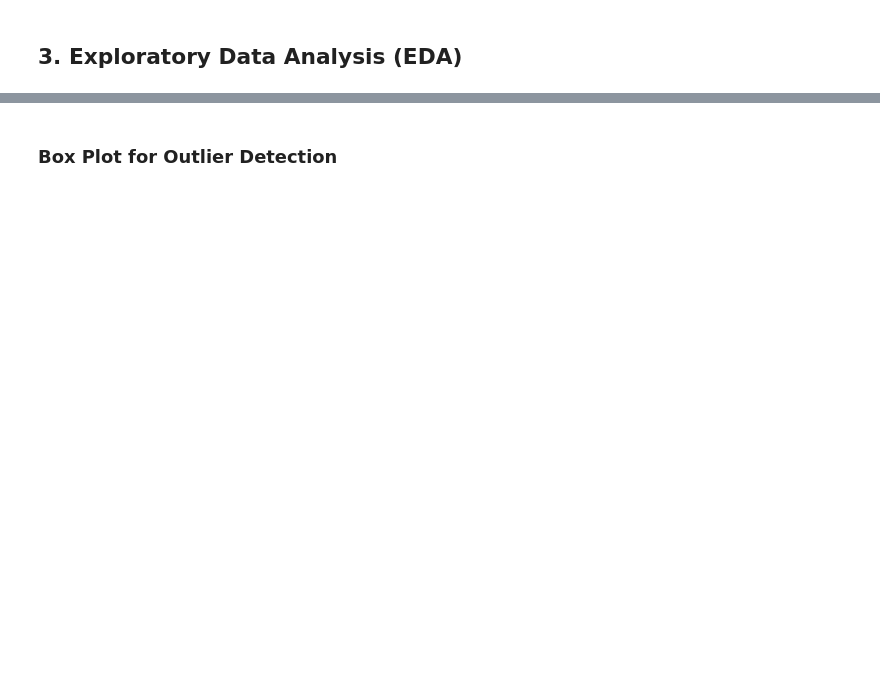
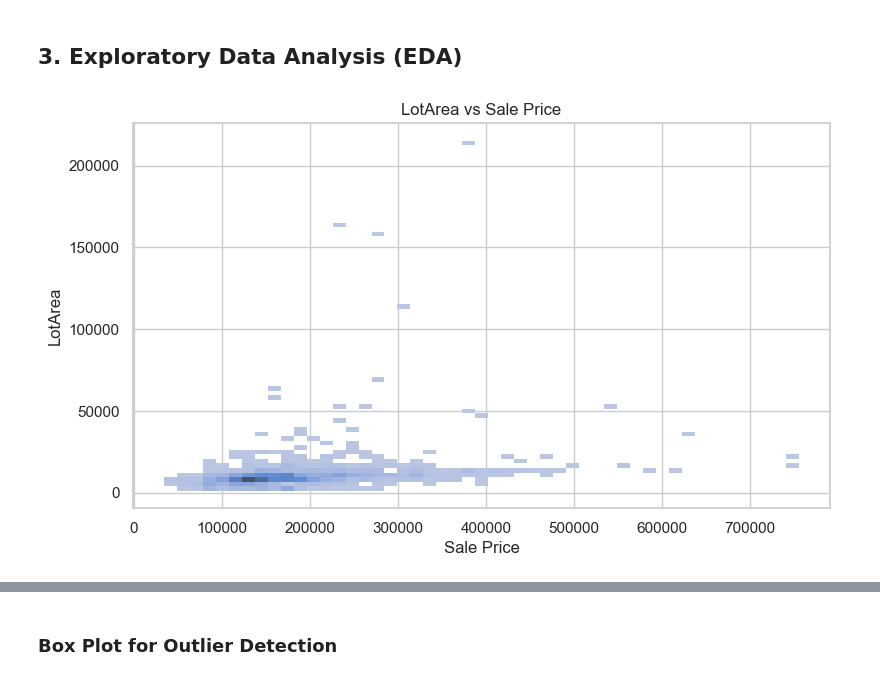
Before and after one commit to dronabopche/100-ML-AI-Project, a Jupyter notebook: ML_To_Train/01_House_Price_Predict/House_Price_Prediction.ipynb, the cells around one changed output, grey strips where cells are left out. Drawn from its saved outputs; the diff is of its cells as text; code cells hidden in the pictures; blank space fills up the shorter version.

```diff
--- a/ML_To_Train/01_House_Price_Predict/House_Price_Prediction.ipynb
+++ b/ML_To_Train/01_House_Price_Predict/House_Price_Prediction.ipynb
@@ -18,5 +29,14 @@ df.head()
 # %% [markdown]
 ## 3. Exploratory Data Analysis (EDA)
+# %%
+plt.figure(figsize=(9, 5))
+sns.histplot(x=df["SalePrice"], y=df["LotArea"], kde=True)
+plt.title("LotArea vs Sale Price")
+plt.xlabel("Sale Price")
+plt.ylabel("LotArea")
+plt.show()
+# %% [output]
+[figure, added]
 # %%
 plt.figure(figsize=(8, 5))
 sns.histplot(df["SalePrice"], kde=True)
```
Also changed, not shown: parts of 20 cells of this notebook.
